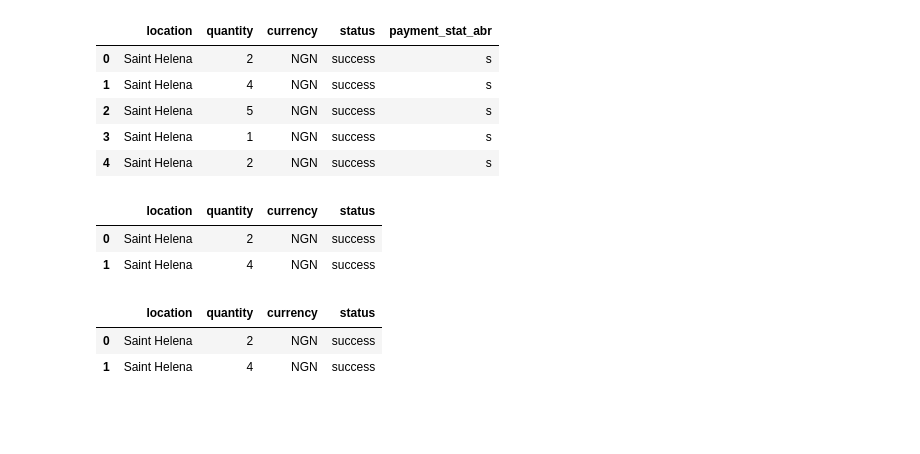
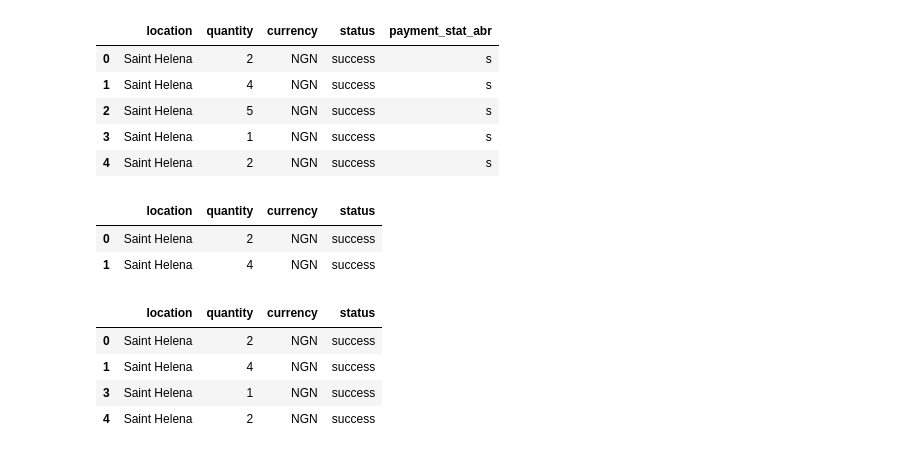
Before and after one commit to KudoroEsther/Files-Data_Analysis-, a Jupyter notebook: Task15/practice.ipynb, the cells around one changed output. Drawn from its saved outputs; the diff is of its cells as text; code cells hidden in the pictures; blank space fills up the shorter version.

```diff
--- a/Task15/practice.ipynb
+++ b/Task15/practice.ipynb
@@ -829,6 +829,8 @@ looping.drop(index=2, inplace = True)
 # %%
-looping.head(2)
+looping.head(4)
 # %% [output]
 |  | location | quantity | currency | status |
 | 0 | Saint Helena | 2 | NGN | success |
 | 1 | Saint Helena | 4 | NGN | success |
+| 3 | Saint Helena | 1 | NGN | success |
+| 4 | Saint Helena | 2 | NGN | success |
```
Also changed, not shown: parts of 16 cells of this notebook.
